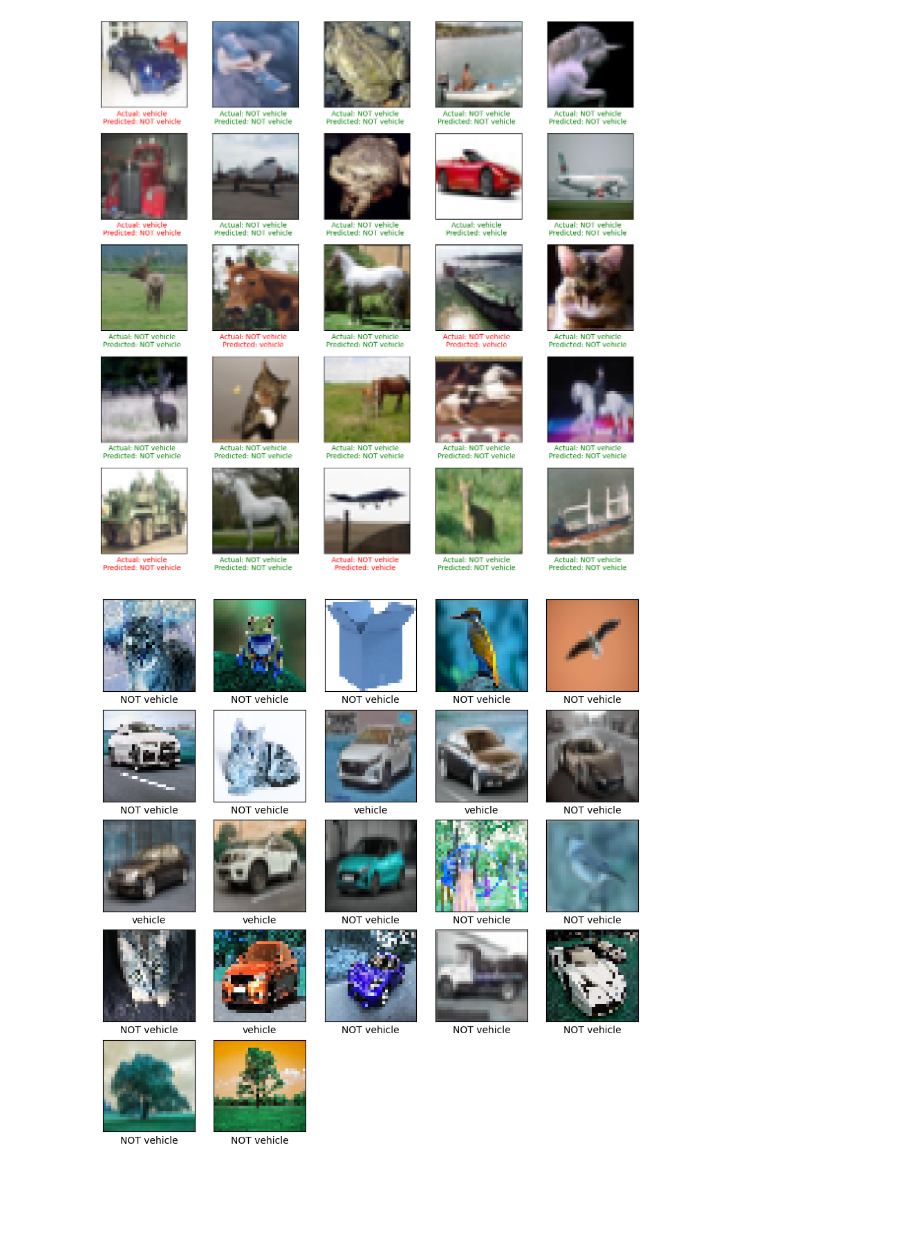
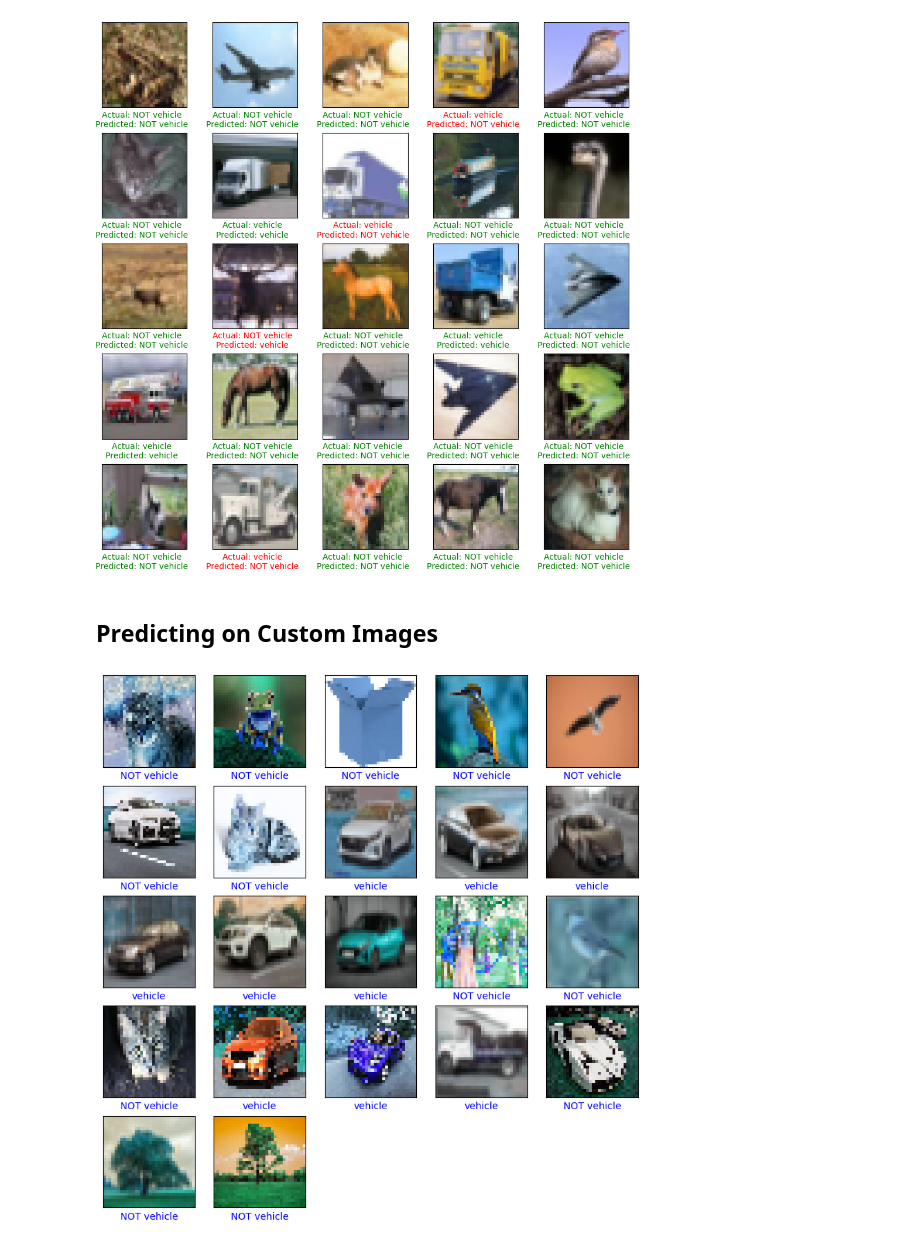
Before and after one commit to Onlyriley/MLProject, a Jupyter notebook: RandomForestTesting.ipynb, the cells around one changed output. Cells and saved outputs as stored; diff of their text form; code cells hidden in the pictures; blank space fills up the shorter version.

```diff
--- a/RandomForestTesting.ipynb
+++ b/RandomForestTesting.ipynb
@@ -94,0 +101,7 @@ n_estimators=200, random_state=42, max_depth=10, min_samples_leaf=2, max_feature
+# %%
+# Define the Random Forest classifier
+'The hyper parameters come from a GridSearch done of the model'
+rand_f_model = RandomForestClassifier(n_estimators=300, random_state=42, min_samples_leaf=1, min_samples_split=2)
+
+# Train the classifier
+rand_f_model.fit(sub_train_images, sub_train_labels)
@@ -95,9 +112,8 @@ n_estimators=200, random_state=42, max_depth=10, min_samples_leaf=2, max_feature
 # %%
-# Predict the labels for test set
-pred_label = rnd_clf.predict(test_images)
+# Make predictions on the test set
+predict_label = rand_f_model.predict(test_images)
 
 # Evaluate the model
-accuracy = accuracy_score(test_labels, pred_label)
-
-print("Accuracy:", accuracy)
+accuracy = accuracy_score(test_labels, predict_label)
+print("Accuracy: ", accuracy)
 # %% [output]
@@ -105,5 +121,5 @@ Accuracy: 0.8601
 # %%
-plt.figure(figsize=(12, 12))
+plt.figure(figsize=(10, 10))
 for i in range(25):
     random_image = random.randint(1, 10000)
 
@@ -116,7 +132,7 @@ for i in range(25):
 
     # Get the correct and predicted labels
     correct_label = class_names[test_labels[random_image]]
-    predicted_label = class_names[pred_label[random_image]]
+    predicted_label = class_names[int(predict_label[random_image])]
 
     # Determine label color based on correctness
     label_color = 'green' if correct_label == predicted_label else 'red'
@@ -129,5 +145,7 @@ plt.subplots_adjust(left=0.05, bottom=0.05, right=0.95, top=0.95, wspace=0.3, hs
 
 plt.show()
 # %% [output]
-[figure, old version]
+[figure, new version]
+# %% [markdown]
+## Predicting on Custom Images
 # %%
@@ -144,16 +161,24 @@ dev_images = dev_images / 255.0
 # Preprocessing: Flatten the images
 dev_images = dev_images.reshape(dev_images.shape[0], -1)
 # %%
-dev_pred_label = rnd_clf.predict(dev_images)
+dev_pred_label = rand_f_model.predict(dev_images)
 # %%
 plt.figure(figsize=(10,10))
 for i in range(22):
     plt.subplot(5,5,i+1)
     plt.xticks([])
     plt.yticks([])
     plt.grid(False)
     plt.imshow(dev_images[i].reshape(32, 32, 3))  # Reshape images to (32, 32, 3)
-    plt.xlabel(class_names[int(dev_pred_label[i])])  # Use predicted labels
+    # plt.xlabel(class_names[int(dev_pred_label[i])])  # Use predicted labels
+
+
+     # Determine label color based on correctness
+    label_color = 'blue'
+
+    # Display labels with a space after each label
+    plt.xlabel(class_names[int(dev_pred_label[i])], color=label_color)
+
 plt.show()
 # %% [output]
-[figure, old version]
+[figure, new version]
```
Also changed, not shown: parts of 21 cells of this notebook.
